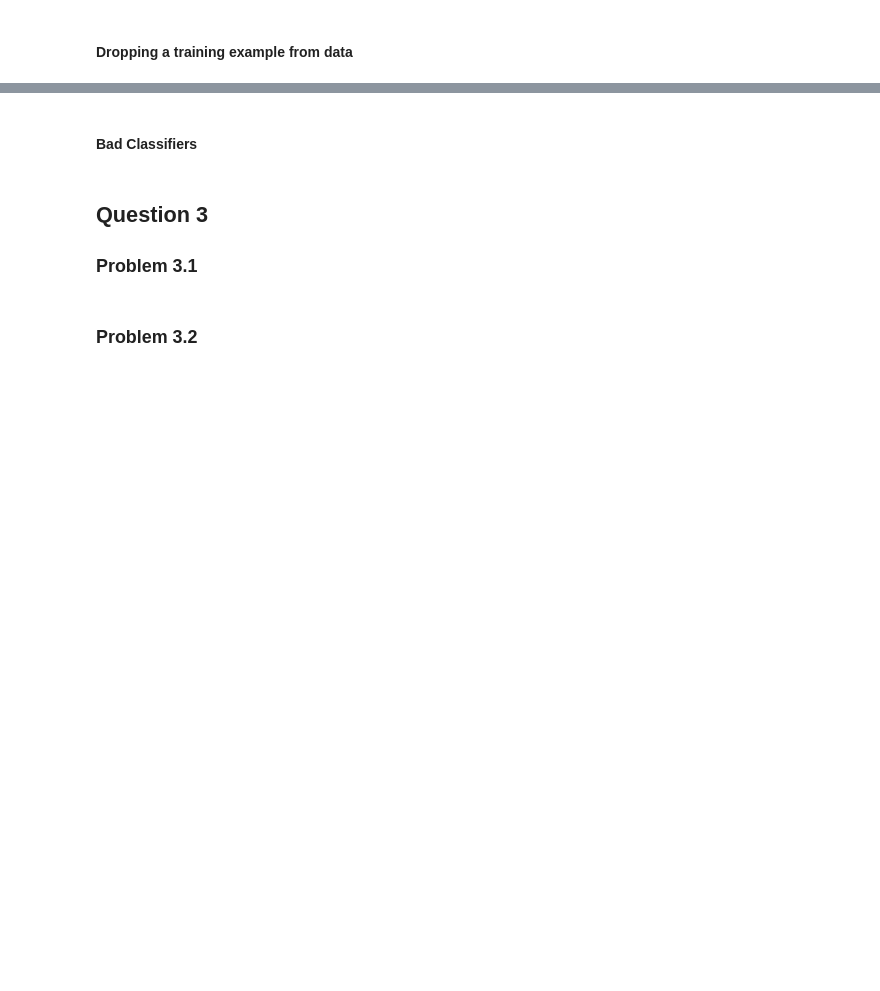
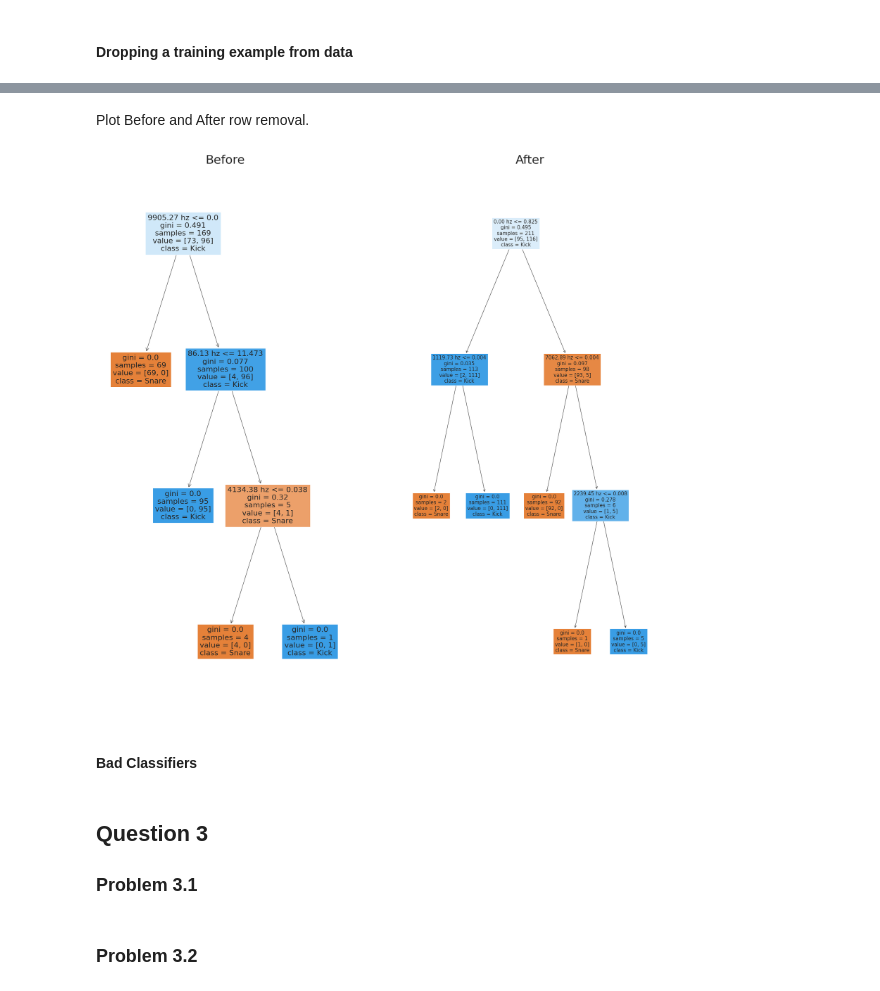
Before and after one commit to zachfreitas/ADS_504_Machine_Learning, a Jupyter notebook: Module_2/assignment_2/Assignment_2.ipynb, the cells around one changed output, grey strips where cells are left out. Saved outputs shown, nothing was run; the diff lists cells and outputs as text; code cells hidden in the pictures; blank space fills up the shorter version.

```diff
--- a/Module_2/assignment_2/Assignment_2.ipynb
+++ b/Module_2/assignment_2/Assignment_2.ipynb
@@ -662,10 +728,24 @@ X_train, X_test, y_train, y_test =   #80% training
+# %% [markdown]
+Plot Before and After row removal.
 # %%
-sound_tree2 = # model with max_depth = 5
-sound_tree2 =
+fig,ax = plt.subplots(figsize = (30,30))
 plt.subplot(1, 2, 1)
-treeplot = tree.plot_tree()
-plt.title("Before")
+fontsize = 36
+treeplot = tree.plot_tree(dtc,
+                          filled=True,
+                          max_depth=None,
+                          feature_names=X_train.columns,
+                          class_names = ['Snare', 'Kick'],
+                          )
+plt.title("Before", fontdict={'fontsize': fontsize})
 plt.subplot(1, 2, 2)
-treeplot2 = tree.plot_tree(sound_tree2)
-plt.title("After")
+treeplot_after = tree.plot_tree(dtc_after,
+                          filled=True,
+                          max_depth=None,
+                          feature_names=X_train.columns,
+                          class_names = ['Snare', 'Kick'],
+                          )
+plt.title("After", fontdict={'fontsize': fontsize})
 plt.show()
+# %% [output]
+[figure, added]
```
Also changed, not shown: parts of 12 cells of this notebook.
